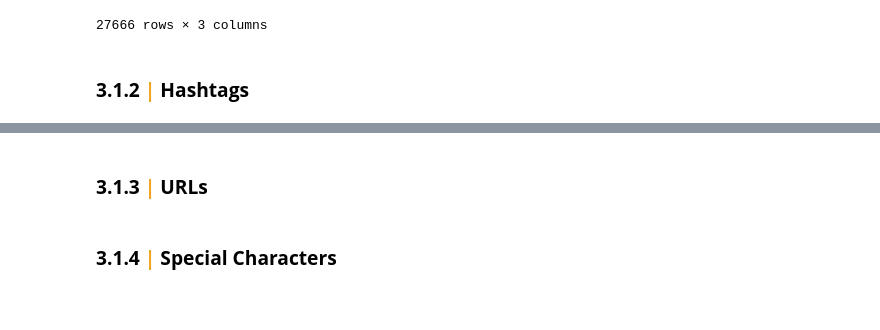
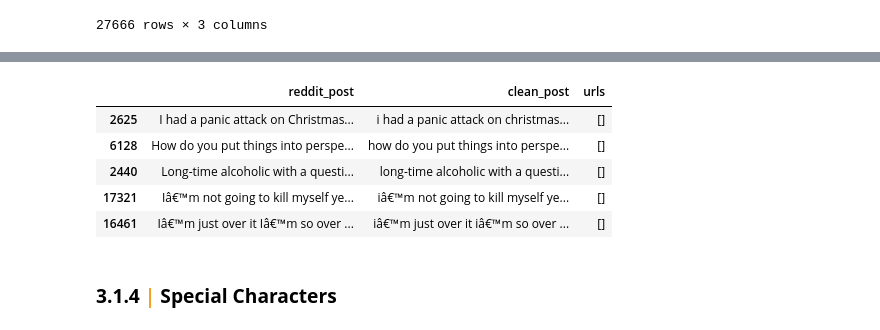
Before and after one commit to alexmuturi/Mental-Health-Chatbot, a Jupyter notebook: notebooks/1. data_pre_processing.ipynb, the cells around one changed output, grey strips where cells are left out. Drawn from its saved outputs; the diff is of its cells as text; code cells hidden in the pictures; blank space fills up the shorter version.

```diff
--- a/notebooks/1. data_pre_processing.ipynb
+++ b/notebooks/1. data_pre_processing.ipynb
@@ -426,11 +426,10 @@ df
 | 27676 | suicidewatch | Iâ€™m going to pieces All Iâ€™ve ... | iâ€™m going to pieces all iâ€™ve ... |
 | 27677 | suicidewatch | sigh it's been a wild couple of w... | sigh it's been a wild couple of w... |
 27666 rows × 3 columns
-# %% [markdown]
-### <b>3.1.2 <span style='color:#F1A424'>|</span> Hashtags</b>
 # %%
-# Extract hashtags into another column before removing them
-df['hashtags'] = df['clean_post'].apply(nfx.extract_hashtags)
+# Extract URLs into another column before removing them
+# If we were to remove the URLs after remove the special characters e.g '//' the function would be ubable to detect the URLs
+df['urls'] = df['clean_post'].apply(nfx.extract_urls)
 
-df[['reddit_post','clean_post,'hashtags']].head()
+df[['reddit_post', 'clean_post', 'urls']].sample(5)
 # %% [output]
@@ -437,0 +436,6 @@ SyntaxError: invalid syntax (<ipython-input-31-03c5f47940d7>, line 4)
+|  | reddit_post | clean_post | urls |
+| 2625 | I had a panic attack on Christmas... | i had a panic attack on christmas... | [] |
+| 6128 | How do you put things into perspe... | how do you put things into perspe... | [] |
+| 2440 | Long-time alcoholic with a questi... | long-time alcoholic with a questi... | [] |
+| 17321 | Iâ€™m not going to kill myself ye... | iâ€™m not going to kill myself ye... | [] |
+| 16461 | Iâ€™m just over it Iâ€™m so over ... | iâ€™m just over it iâ€™m so over ... | [] |
@@ -443,2 +441,0 @@ df[['tweet', 'clean_tweet', 'hashtags']].head()
-# %% [markdown]
-### <b>3.1.3 <span style='color:#F1A424'>|</span> URLs</b>
```
Also changed, not shown: parts of 40 cells of this notebook.
